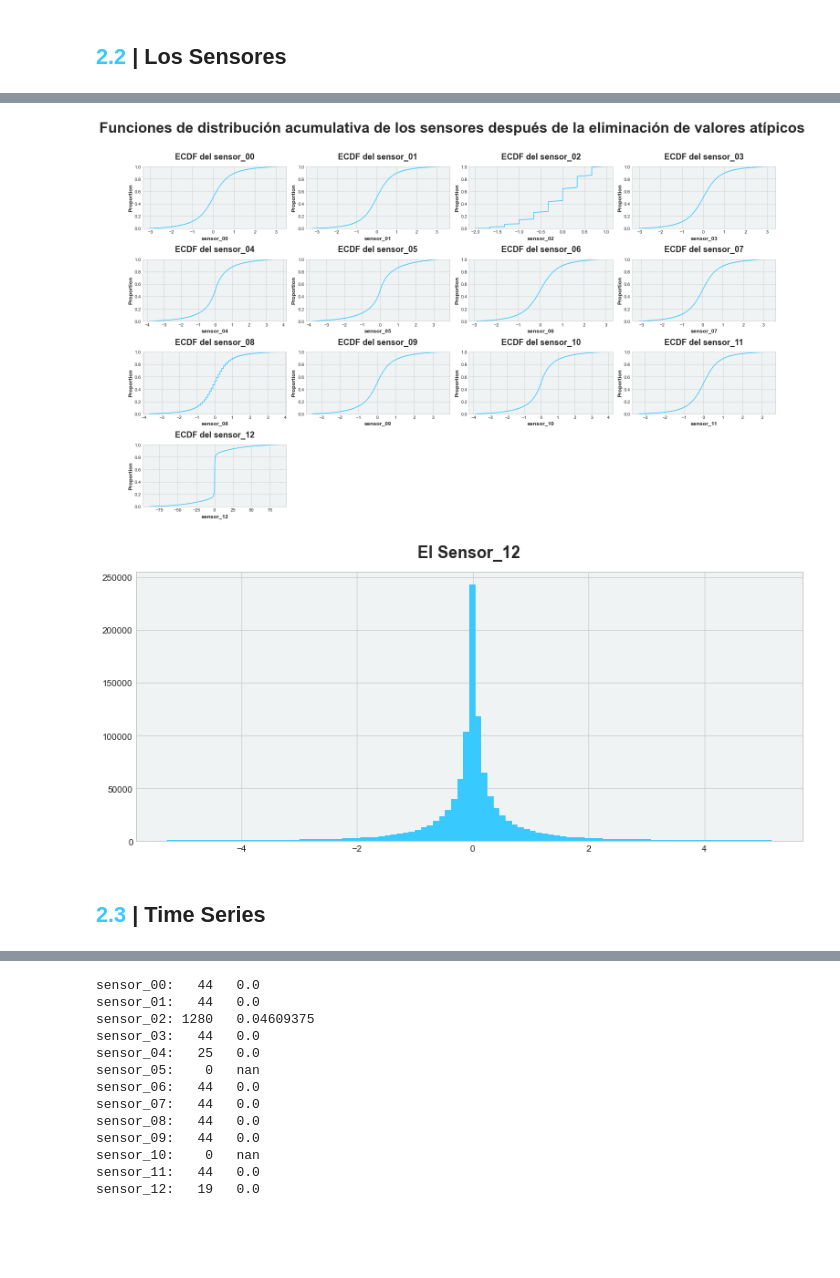
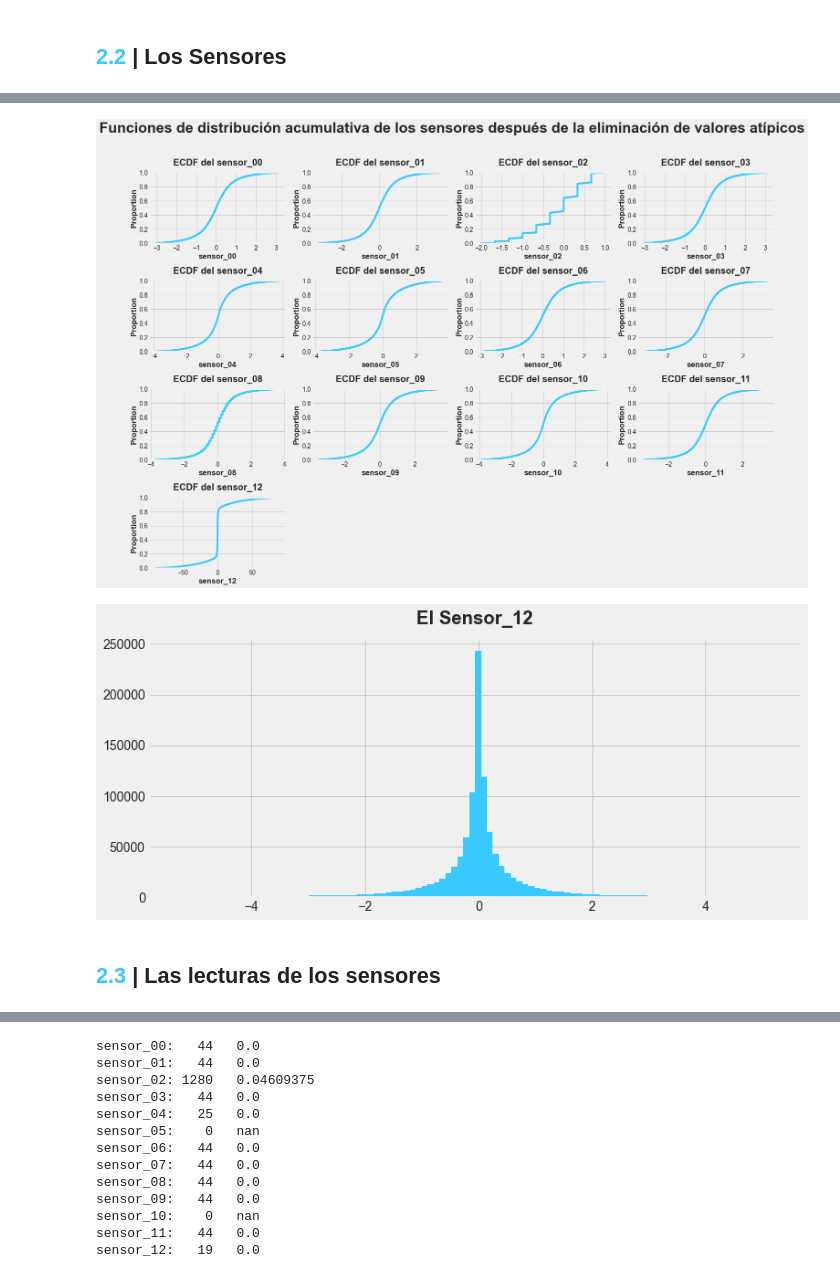
Before and after one commit to rdurango92/sensores, a Jupyter notebook: Sensores.ipynb, the cells around one changed output, grey strips where cells are left out. Cells and saved outputs as stored; diff of their text form; code cells hidden in the pictures; blank space fills up the shorter version.

```diff
--- a/Sensores.ipynb
+++ b/Sensores.ipynb
@@ -61,6 +61,9 @@ plot_params = dict(
     legend=False,
 )
 
+plt.style.use('fivethirtyeight') # Estilo de los Graficos
+colores = ['#38C9FF','#00DBF6','#00EADB','#67F5B4','#B2FA8C','#F9F871']
+
 from warnings import simplefilter # Libreria para evitar warnings
 simplefilter("ignore")
 # %% [markdown]
@@ -260,17 +264,17 @@ plt.show()
 # %%
-figure = plt.figure(figsize=(20, 12))
+figure = plt.figure(figsize=(20, 14))
 for sensor in range(13):
     sensor_name = f"sensor_{sensor:02d}"
     plt.subplot(4, 4, sensor+1)
     sns.ecdfplot(train[sensor_name][(train[sensor_name] < train[sensor_name].quantile(0.98))&
                                     (train[sensor_name] > train[sensor_name].quantile(0.02))], color='#38c9ff')
     plt.title(f"ECDF del {sensor_name}")
 figure.tight_layout(h_pad=1.0, w_pad=0.5)
 plt.suptitle('Funciones de distribución acumulativa de los sensores después de la eliminación de valores atípicos',
              y=1.02, fontsize=32, fontweight='bold')
 plt.show()
 # %% [output]
-[figure, old version]
+[figure, new version]
 # %%
 sensor_name = 'sensor_12'
 plt.title(f"El Sensor_12")
@@ -279,7 +283,7 @@ plt.hist(train[sensor_name], bins=100, color='#38c9ff',
                 train[sensor_name].quantile(0.85)))
 plt.show()
 # %% [output]
-[figure, old version]
+[figure, new version]
 # %% [markdown]
-## <b><span style='color:#38c9ff'>2.3</span> | Time Series</b>
+## <b><span style='color:#38c9ff'>2.3</span> | Las lecturas de los sensores</b>
 # %%
```
Also changed, not shown: parts of 12 cells of this notebook.
